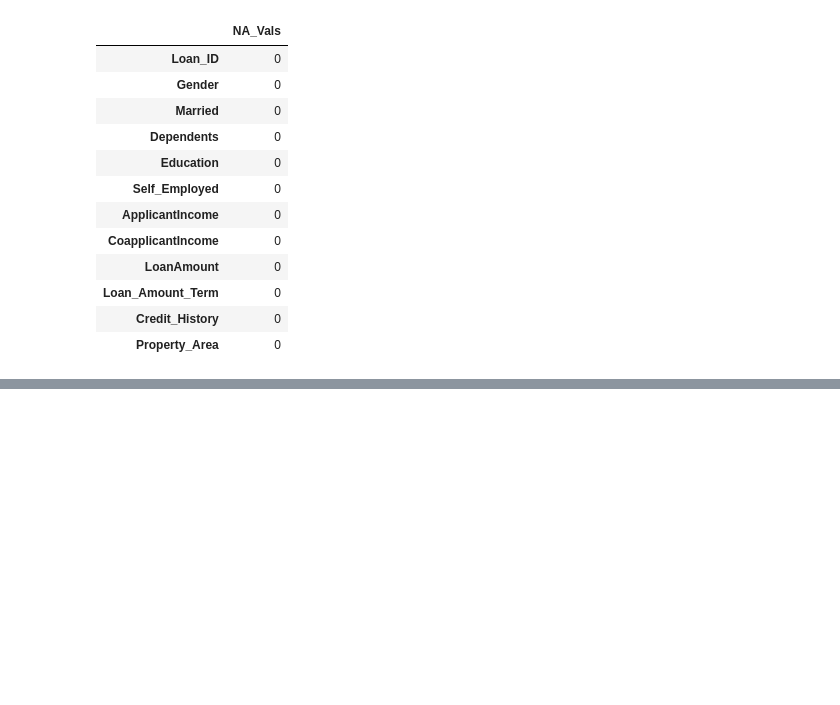
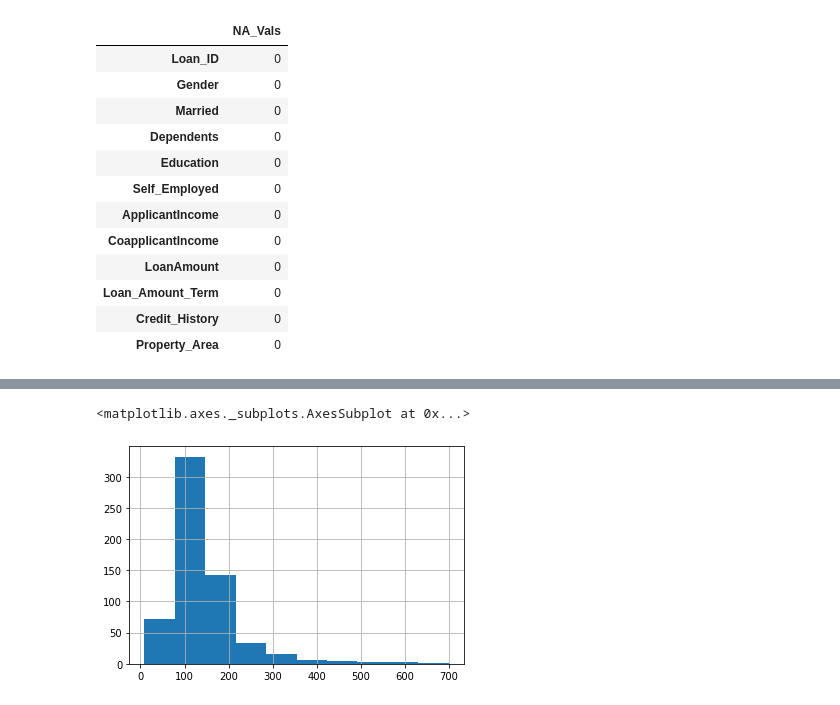
Before and after one commit to gato1005/LoanApproval, a Jupyter notebook: LoanPrediction.ipynb, the cells around one changed output, grey strips where cells are left out. Drawn from its saved outputs; the diff is of its cells as text; code cells hidden in the pictures; blank space fills up the shorter version.

```diff
--- a/LoanPrediction.ipynb
+++ b/LoanPrediction.ipynb
@@ -521,0 +529,7 @@ pd.DataFrame(test_set.isna().sum(axis=0),columns=["NA_Vals"])
+# %%
+# Before Transformation
+
+train_set["LoanAmount"].hist()
+# %% [output]
+<matplotlib.axes._subplots.AxesSubplot at 0x...>
+[figure, added]
```
Also changed, not shown: parts of 3 cells of this notebook.
